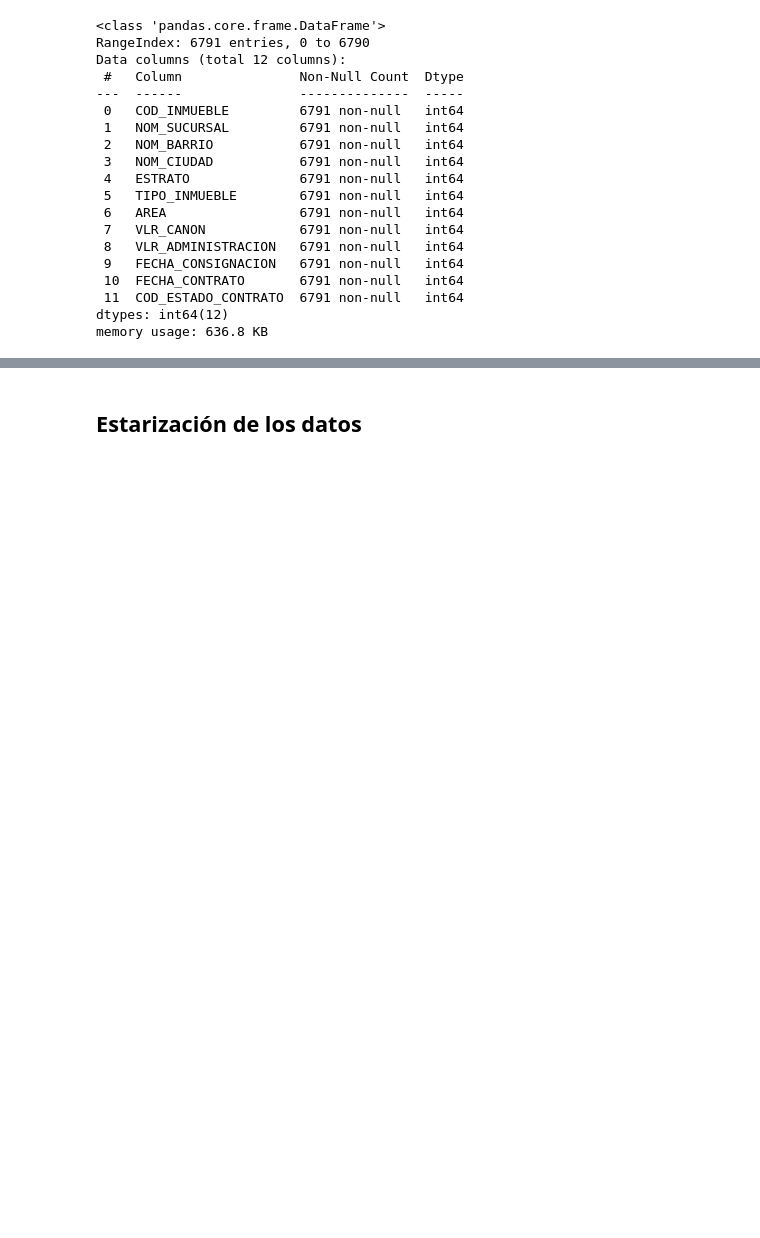
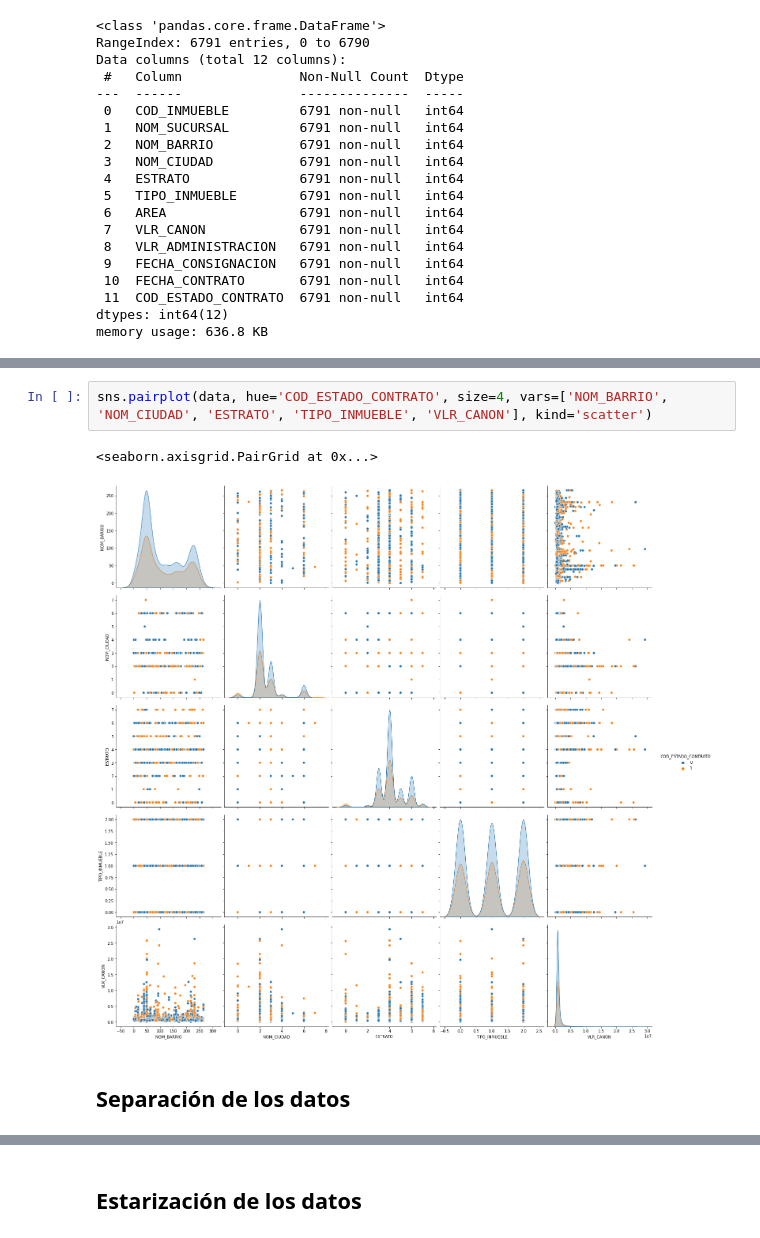
Before and after one commit to carlos-paezf/Deep_Learning, a Jupyter notebook: Primer_Corte/P1_Reintento_Parcial.ipynb, the cells around one changed output, grey strips where cells are left out. Drawn from its saved outputs; the diff is of its cells as text; blank space fills up the shorter version.

```diff
--- a/Primer_Corte/P1_Reintento_Parcial.ipynb
+++ b/Primer_Corte/P1_Reintento_Parcial.ipynb
@@ -218,0 +254,7 @@ memory usage: 636.8 KB
+# %%
+sns.pairplot(data, hue='COD_ESTADO_CONTRATO', size=4, vars=['NOM_BARRIO', 'NOM_CIUDAD', 'ESTRATO', 'TIPO_INMUEBLE', 'VLR_CANON'], kind='scatter')
+# %% [output]
+<seaborn.axisgrid.PairGrid at 0x...>
+[figure, added]
+# %% [markdown]
+## Separación de los datos
```
Also changed, not shown: parts of 57 cells of this notebook.
